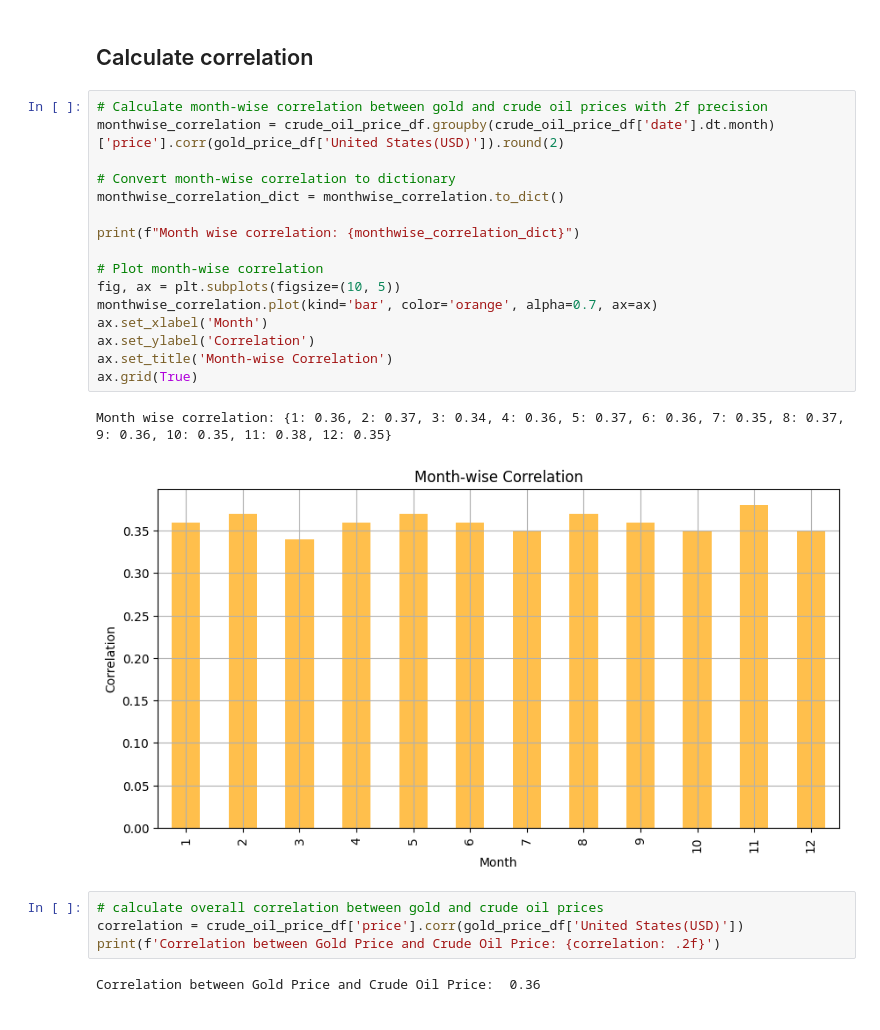
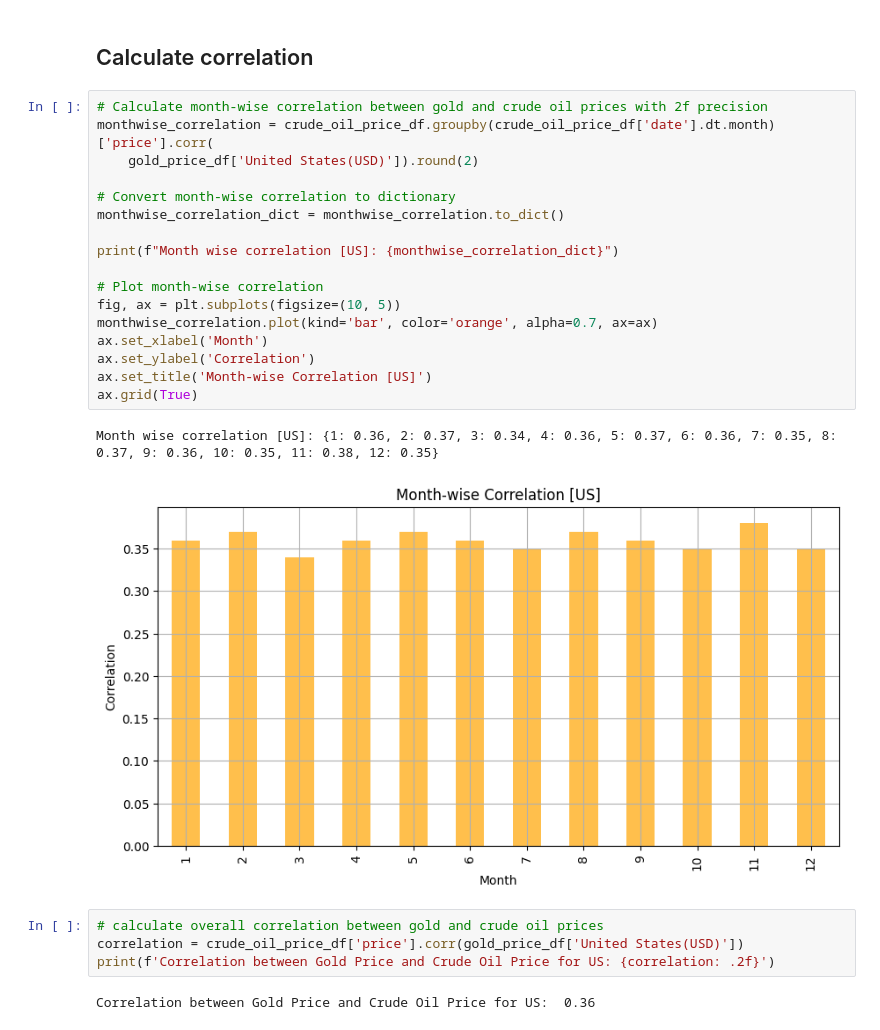
Before and after one commit to parth-ghinaiya/made-template, a Jupyter notebook: project/report.ipynb, the cells around one changed output. Cells and saved outputs as stored; diff of their text form.

Commit message:
Added country wise analysis

```diff
--- a/project/report.ipynb
+++ b/project/report.ipynb
@@ -158,26 +202,27 @@ ax2.grid(True)
 ## Calculate correlation
 # %%
 # Calculate month-wise correlation between gold and crude oil prices with 2f precision
-monthwise_correlation = crude_oil_price_df.groupby(crude_oil_price_df['date'].dt.month)['price'].corr(gold_price_df['United States(USD)']).round(2)
+monthwise_correlation = crude_oil_price_df.groupby(crude_oil_price_df['date'].dt.month)['price'].corr(
+    gold_price_df['United States(USD)']).round(2)
 
 # Convert month-wise correlation to dictionary
 monthwise_correlation_dict = monthwise_correlation.to_dict()
 
-print(f"Month wise correlation: {monthwise_correlation_dict}")
+print(f"Month wise correlation [US]: {monthwise_correlation_dict}")
 
 # Plot month-wise correlation
 fig, ax = plt.subplots(figsize=(10, 5))
 monthwise_correlation.plot(kind='bar', color='orange', alpha=0.7, ax=ax)
 ax.set_xlabel('Month')
 ax.set_ylabel('Correlation')
-ax.set_title('Month-wise Correlation')
+ax.set_title('Month-wise Correlation [US]')
 ax.grid(True)
 # %% [output]
-Month wise correlation: {1: 0.36, 2: 0.37, 3: 0.34, 4: 0.36, 5: 0.37, 6: 0.36, 7: 0.35, 8: 0.37, 9: 0.36, 10: 0.35, 11: 0.38, 12: 0.35}
+Month wise correlation [US]: {1: 0.36, 2: 0.37, 3: 0.34, 4: 0.36, 5: 0.37, 6: 0.36, 7: 0.35, 8: 0.37, 9: 0.36, 10: 0.35, 11: 0.38, 12: 0.35}
-[figure, old version]
+[figure, new version]
 # %%
 # calculate overall correlation between gold and crude oil prices
 correlation = crude_oil_price_df['price'].corr(gold_price_df['United States(USD)'])
-print(f'Correlation between Gold Price and Crude Oil Price: {correlation: .2f}')
+print(f'Correlation between Gold Price and Crude Oil Price for US: {correlation: .2f}')
 # %% [output]
-Correlation between Gold Price and Crude Oil Price:  0.36
+Correlation between Gold Price and Crude Oil Price for US:  0.36
```
Also changed, not shown: parts of 15 cells of this notebook.
